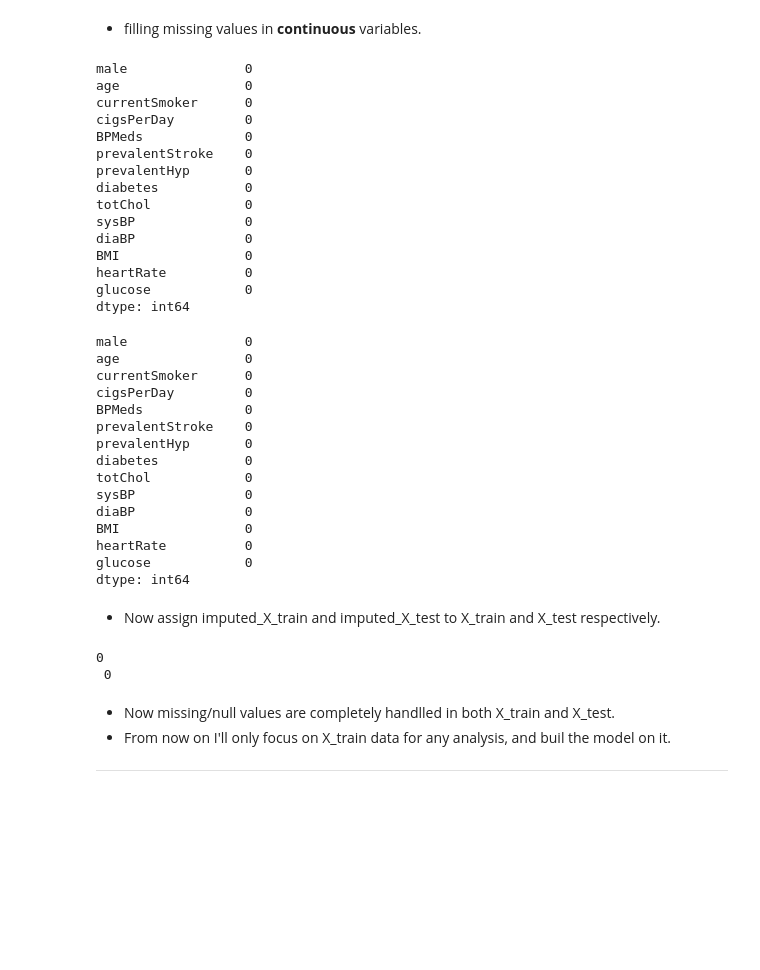
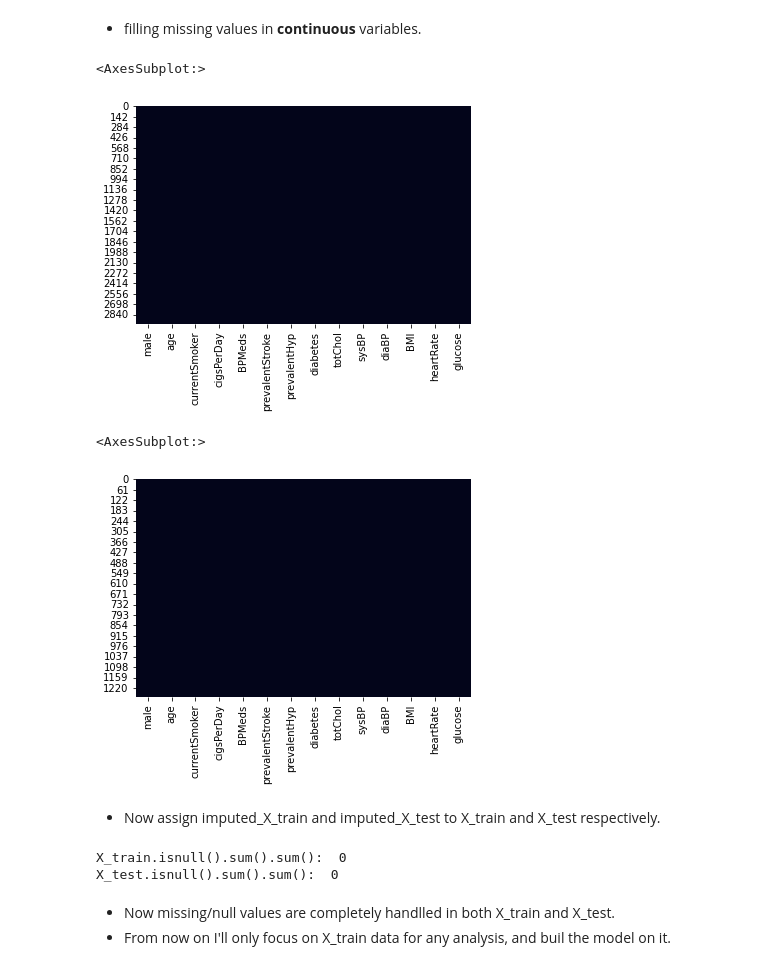
Before and after one commit to RedocamaI/heart_disease_predictor, a Jupyter notebook: heart_disease_predictor.ipynb, the cells around one changed output. Drawn from its saved outputs; the diff is of its cells as text; code cells hidden in the pictures; blank space fills up the shorter version.

```diff
--- a/heart_disease_predictor.ipynb
+++ b/heart_disease_predictor.ipynb
@@ -255,52 +262,26 @@ imputed_X_test = pd.DataFrame(imputer.transform(X_test))
 imputed_X_train.columns = X_train.columns
 imputed_X_test.columns = X_test.columns
-# %%
-imputed_X_train.isnull().sum()
-# %% [output]
-male               0
-age                0
-currentSmoker      0
-cigsPerDay         0
-BPMeds             0
-prevalentStroke    0
-prevalentHyp       0
-diabetes           0
-totChol            0
-sysBP              0
-diaBP              0
-BMI                0
-heartRate          0
-glucose            0
-dtype: int64
-# %%
-imputed_X_test.isnull().sum()
-# %% [output]
-male               0
-age                0
-currentSmoker      0
-cigsPerDay         0
-BPMeds             0
-prevalentStroke    0
-prevalentHyp       0
-diabetes           0
-totChol            0
-sysBP              0
-diaBP              0
-BMI                0
-heartRate          0
-glucose            0
-dtype: int64
+# %%
+sns.heatmap(imputed_X_train.isnull(), cbar=False)
+# %% [output]
+<AxesSubplot:>
+[figure, added]
+# %%
+sns.heatmap(imputed_X_test.isnull(), cbar=False)
+# %% [output]
+<AxesSubplot:>
+[figure, added]
 # %% [markdown]
 - Now assign imputed_X_train and imputed_X_test to X_train and X_test respectively.
 # %%
 X_train = imputed_X_train
 X_test = imputed_X_test
 
-print(X_train.isnull().sum().sum(),'\n',X_test.isnull().sum().sum())
+print('X_train.isnull().sum().sum(): ', X_train.isnull().sum().sum(),
+'\nX_test.isnull().sum().sum(): ',X_test.isnull().sum().sum())
 # %% [output]
-0
- 0
+X_train.isnull().sum().sum():  0
+X_test.isnull().sum().sum():  0
 # %% [markdown]
 - Now missing/null values are completely handlled in both X_train and X_test.
 - From now on I'll only focus on X_train data for any analysis, and buil the model on it.
----
```
Also changed, not shown: parts of 11 cells of this notebook.
